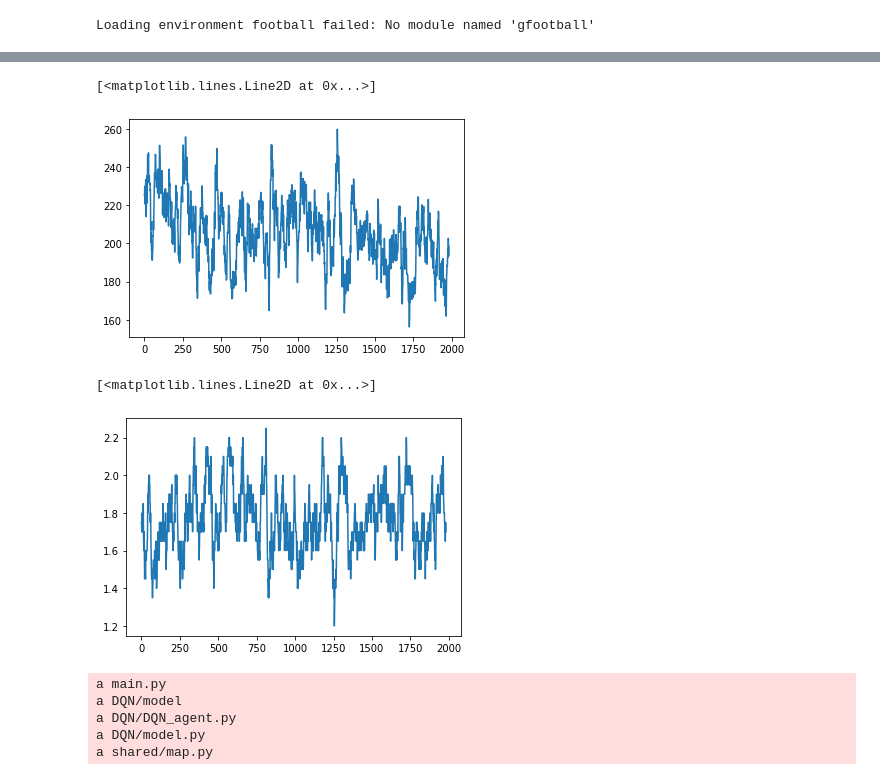
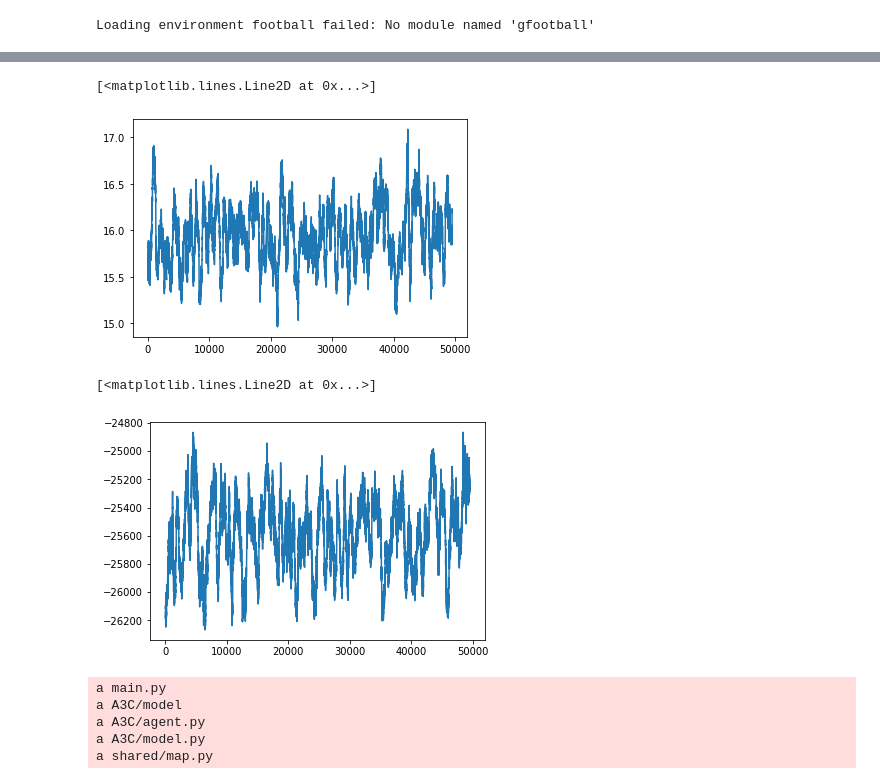
Before and after one commit to LukasZierahn/Hungry_Geese, a Jupyter notebook: Train.ipynb, the cells around one changed output, grey strips where cells are left out. Saved outputs shown, nothing was run; the diff lists cells and outputs as text; code cells hidden in the pictures.

```diff
--- a/Train.ipynb
+++ b/Train.ipynb
@@ -65,0 +20,9 @@ Current Iteration 1999/2000, 99.95%, Value loss: 177.3280487060547, last value l
+# %%
+state_dict = None
+# %%
+iterations = 50000
+opponents = ["greedy", "greedy", "better_random.py"]
+devices = ["cpu"] * 8
+learning_rate = 1e-6
+# %%
+state_dict, rewards, places, value_loss, loss = a3c_train(state_dict, iterations, learning_rate, opponents, devices)
@@ -66,6 +31,5 @@ Current Iteration 1999/2000, 99.95%, Value loss: 177.3280487060547, last value l
 # %%
-
-N = int(len(memory_manager.rewards) / 100)
-plt.plot(np.convolve(memory_manager.rewards, np.ones(N)/N, mode='valid'))
+N = int(len(rewards) / 100)
+plt.plot(np.convolve(rewards, np.ones(N)/N, mode='valid'))
 # %% [output]
 [<matplotlib.lines.Line2D at 0x...>]
@@ -73,22 +42,20 @@ plt.plot(np.convolve(memory_manager.rewards, np.ones(N)/N, mode='valid'))
 # %%
-plt.plot(np.convolve(memory_manager.value_loss, np.ones(N)/N, mode='valid'))
+plt.plot(np.convolve(value_loss, np.ones(N)/N, mode='valid'))
 # %% [output]
 [<matplotlib.lines.Line2D at 0x...>]
-[figure, old version]
+[figure, new version]
 # %%
-
-plt.plot(np.convolve(memory_manager.places, np.ones(N)/N, mode='valid'))
+plt.plot(np.convolve(loss, np.ones(N)/N, mode='valid'))
 # %% [output]
 [<matplotlib.lines.Line2D at 0x...>]
-[figure, old version]
+[figure, new version]
 # %%
-torch.save(model.state_dict(), "DQN/model")
-torch.save(optimizer.state_dict(), "DQN/opzimizer")
+torch.save(state_dict, "A3C/model")
 
-!tar -czvf submission.tar.gz main.py DQN/model DQN/DQN_agent.py DQN/model.py shared/map.py
+!tar -czvf submission.tar.gz main.py A3C/model A3C/agent.py A3C/model.py shared/map.py
 # %% [output]
 a main.py
-a DQN/model
-a DQN/DQN_agent.py
-a DQN/model.py
+a A3C/model
+a A3C/agent.py
+a A3C/model.py
 a shared/map.py
```
Also changed, not shown: parts of 7 cells of this notebook, 11 other files.
